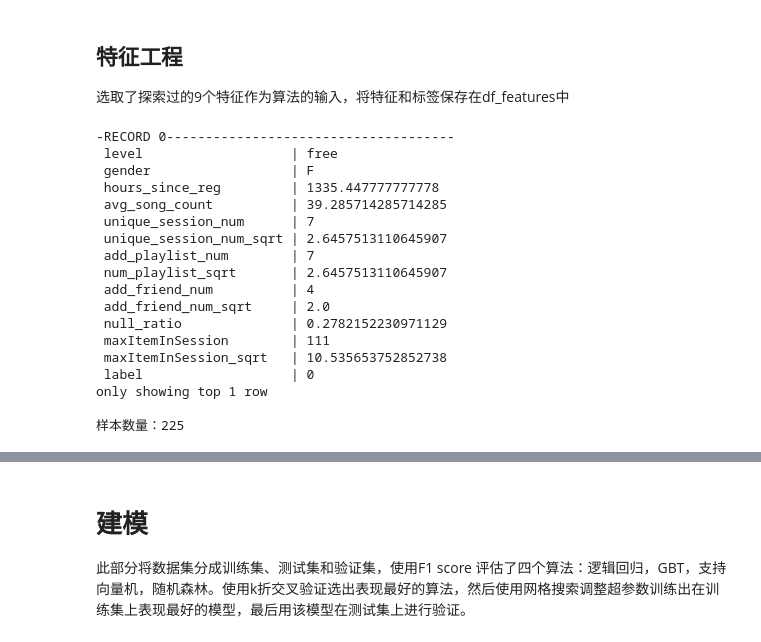
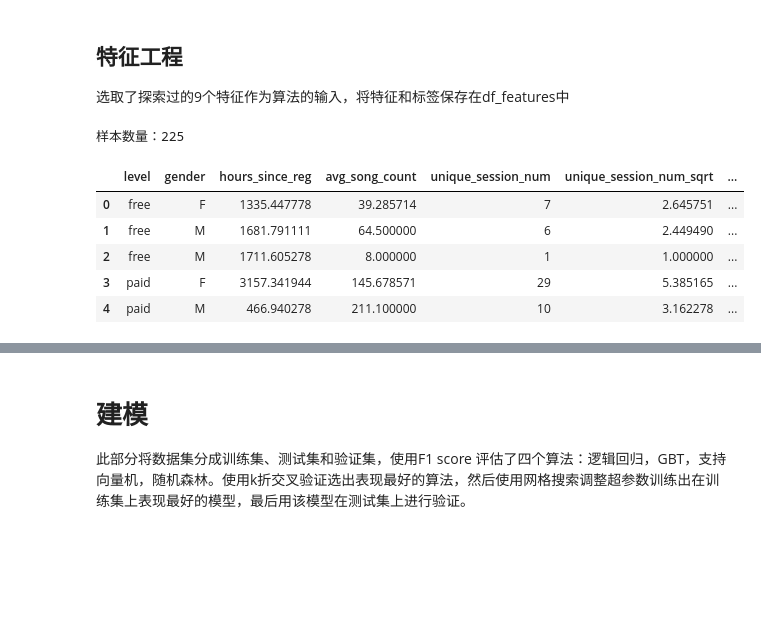
Before and after one commit to hanyang7427/Sparkify, a Jupyter notebook: Sparkify-zh.ipynb, the cells around one changed output, grey strips where cells are left out. Saved outputs shown, nothing was run; the diff lists cells and outputs as text; code cells hidden in the pictures; blank space fills up the shorter version.

```diff
--- a/Sparkify-zh.ipynb
+++ b/Sparkify-zh.ipynb
@@ -899,24 +899,14 @@ df_features = f1.join(f2,'userId','outer')\
     .join(f9,'userId','outer')\
     .join(label,'userId','outer')\
     .fillna(0).drop('userId').persist()
-df_features.show(n=1,vertical=True)
-print('样本数量：{}'.format(df_features.count()))
-# %% [output]
--RECORD 0-------------------------------------
- level                   | free
- gender                  | F
- hours_since_reg         | 1335.447777777778
- avg_song_count          | 39.285714285714285
- unique_session_num      | 7
- unique_session_num_sqrt | 2.6457513110645907
- add_playlist_num        | 7
- num_playlist_sqrt       | 2.6457513110645907
- add_friend_num          | 4
- add_friend_num_sqrt     | 2.0
- null_ratio              | 0.2782152230971129
- maxItemInSession        | 111
- maxItemInSession_sqrt   | 10.535653752852738
- label                   | 0
-only showing top 1 row
-
-样本数量：225
+# %%
+print('样本数量：{}'.format(df_features.count()))
+pd.DataFrame(df_features.take(5), columns=df_features.columns).head()
+# %% [output]
+样本数量：225
+|  | level | gender | hours_since_reg | avg_song_count | unique_session_num | unique_session_num_sqrt | ... |
+| 0 | free | F | 1335.447778 | 39.285714 | 7 | 2.645751 | ... |
+| 1 | free | M | 1681.791111 | 64.500000 | 6 | 2.449490 | ... |
+| 2 | free | M | 1711.605278 | 8.000000 | 1 | 1.000000 | ... |
+| 3 | paid | F | 3157.341944 | 145.678571 | 29 | 5.385165 | ... |
+| 4 | paid | M | 466.940278 | 211.100000 | 10 | 3.162278 | ... |
```
Also changed, not shown: parts of 25 cells of this notebook, 8 other files.
